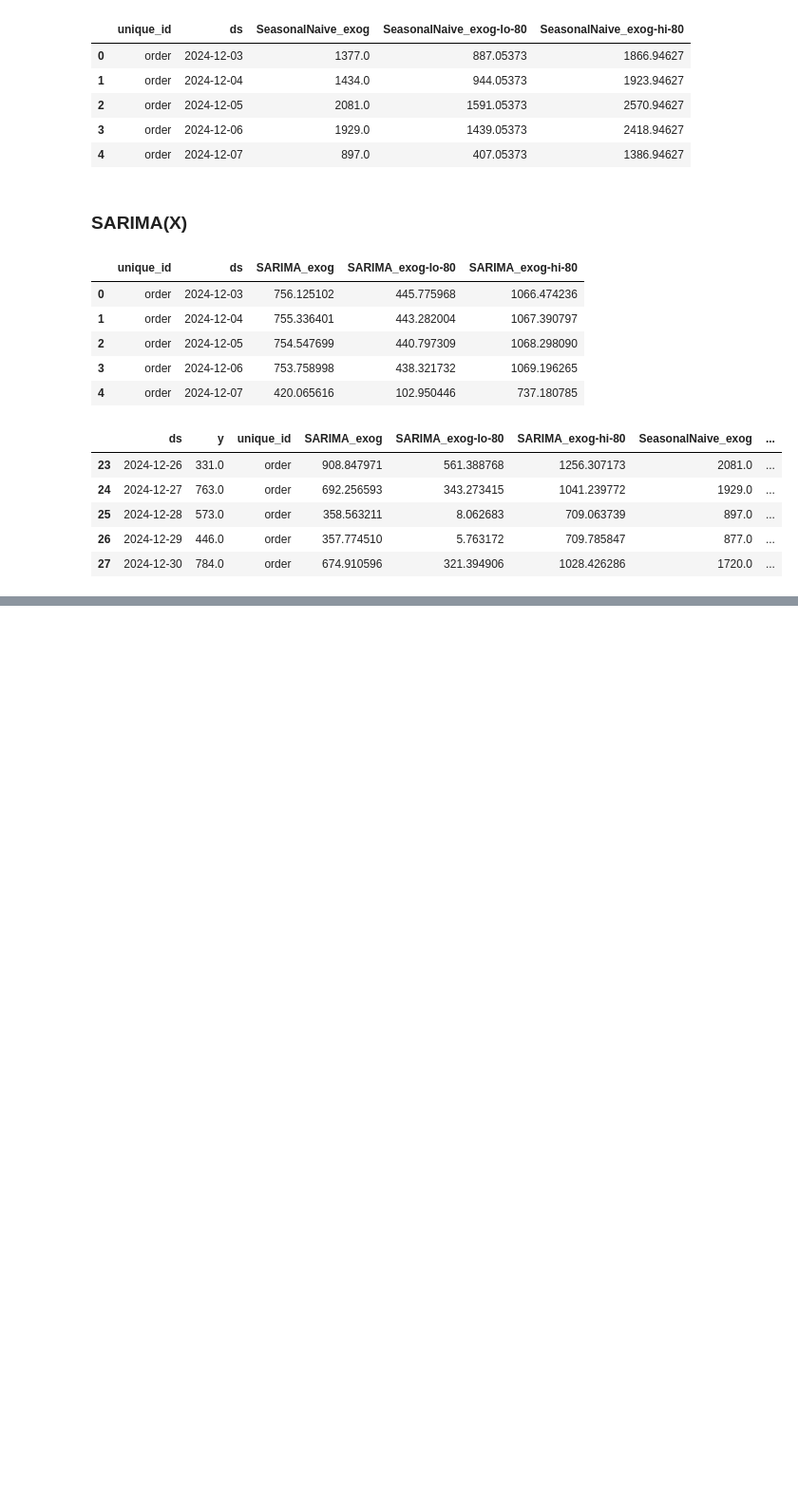
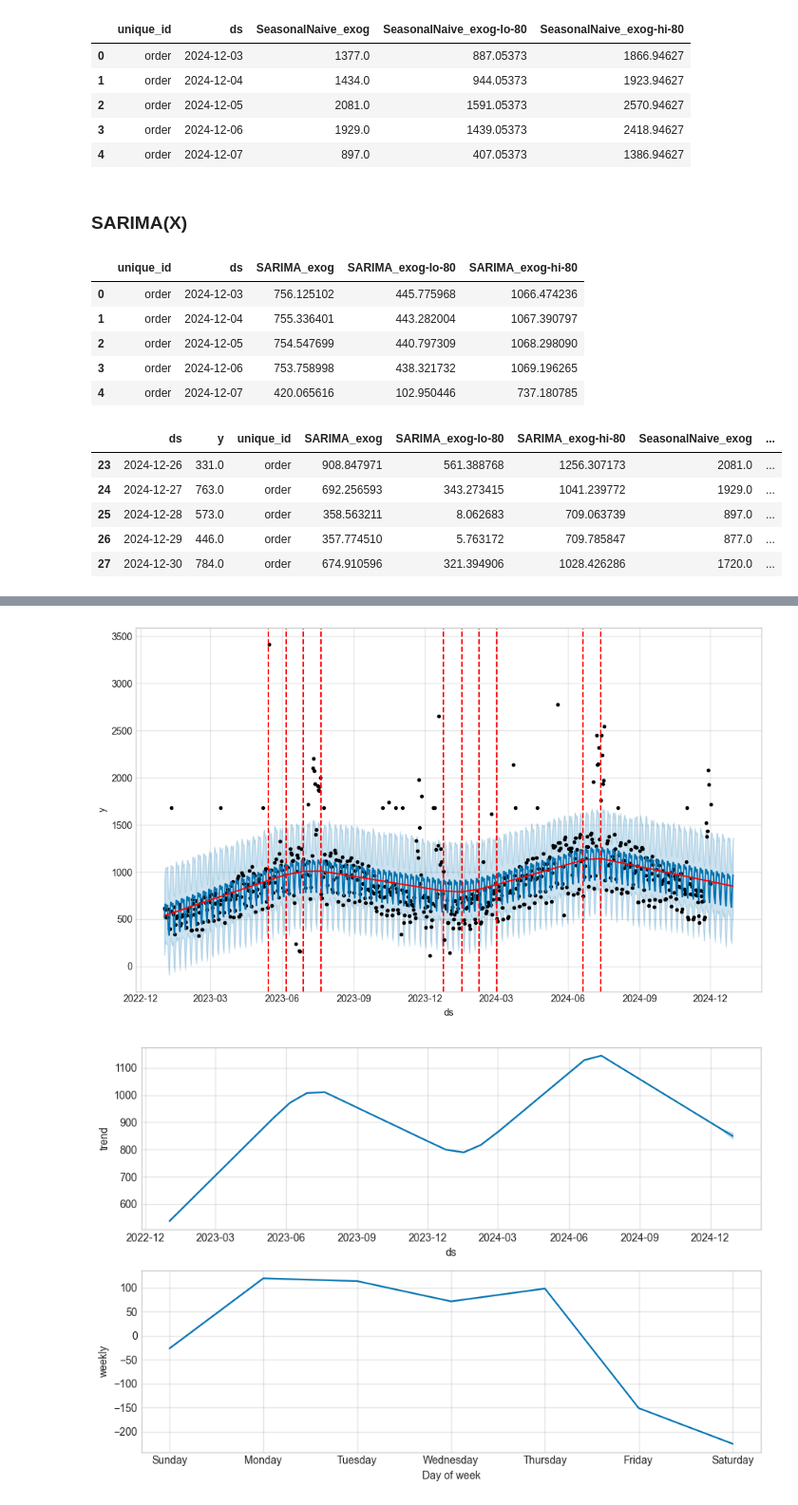
Before and after one commit to traha-89/ecommerce_demand_forecasting, a Jupyter notebook: notebooks/demand_forecasting_analysis.ipynb, the cells around one changed output, grey strips where cells are left out. Shown at 95% size. Saved outputs shown, nothing was run; the diff lists cells and outputs as text; code cells hidden in the pictures; blank space fills up the shorter version.

```diff
--- a/notebooks/demand_forecasting_analysis.ipynb
+++ b/notebooks/demand_forecasting_analysis.ipynb
@@ -849,0 +907,9 @@ test_df.tail()
+# %%
+forecast = m.predict(future)
+fig = m.plot(forecast)
+a = add_changepoints_to_plot(fig.gca(), m, forecast)
+
+fig_c = m.plot_components(forecast)
+# %% [output]
+[figure, added]
+[figure, added]
```
Also changed, not shown: parts of 16 cells of this notebook.
